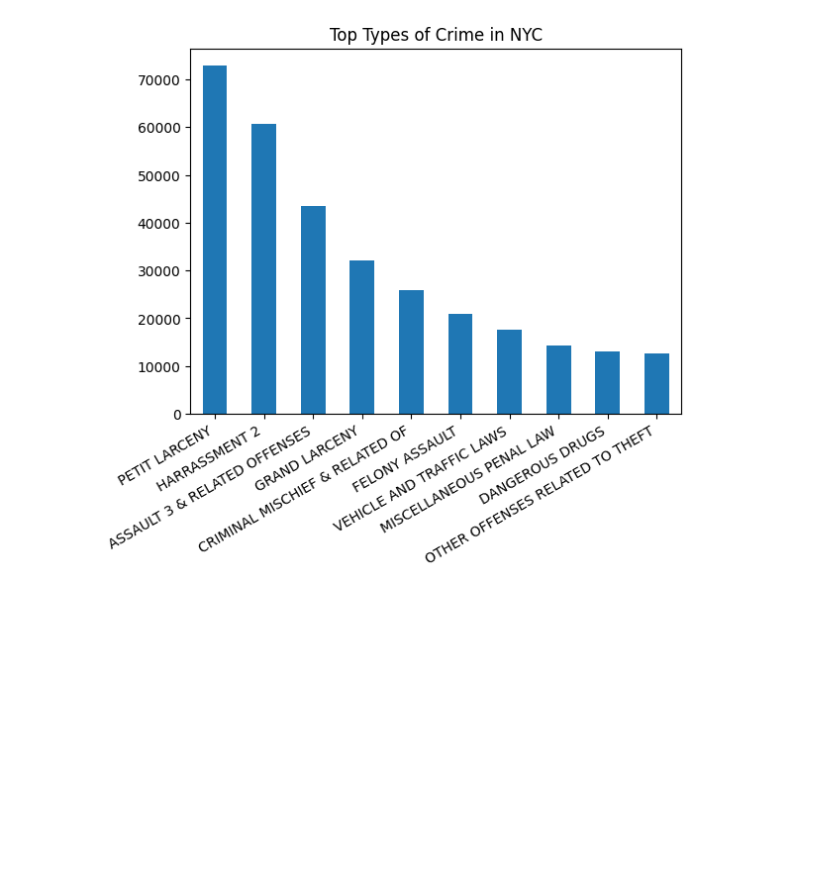
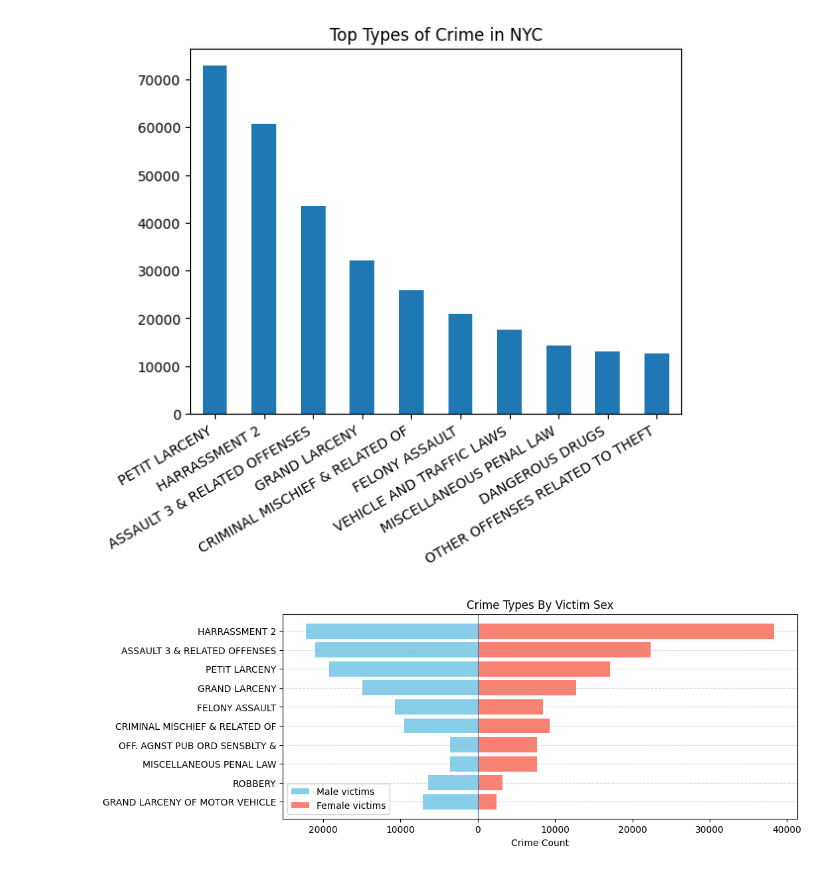
Before and after one commit to Misael-Perez/NYC-Crime-in-2025, a Jupyter notebook: static_visualizations.ipynb, the cells around one changed output. Saved outputs shown, nothing was run; the diff lists cells and outputs as text; code cells hidden in the pictures; blank space fills up the shorter version.

```diff
--- a/static_visualizations.ipynb
+++ b/static_visualizations.ipynb
@@ -203,3 +171,34 @@ plt.xlabel('')
 # %% [output]
 Text(0.5, 0, '')
 [figure]
+# %%
+def compare_male_female(category, category_upper):
+  filtered = crime_data[crime_data[category].isin(('F', 'M'))]
+  types = filtered['OFNS_DESC'].value_counts()[:10][::-1]
+  male = filtered[filtered[category] == 'M']['OFNS_DESC'].value_counts()
+  female = filtered[filtered[category] == 'F']['OFNS_DESC'].value_counts()
+
+  top_types = types.index.tolist()
+  male_counts_rev = [-male.get(t, 0) for t in top_types]
+  female_counts = [female.get(t, 0) for t in top_types]
+
+  plt.figure(figsize=(10,4))
+
+  y_pos = np.arange(len(top_types))
+  plt.barh(y_pos, male_counts_rev, color='skyblue', label='Male victims')
+  plt.axvline(0, linewidth=0.8)
+  plt.barh(y_pos, female_counts, color='salmon', label='Female victims')
+  plt.grid(axis='y', linestyle='--', alpha=0.5)
+  plt.yticks(y_pos, top_types)
+
+  plt.title(f'Crime Types By {category_upper} Sex')
+  plt.xlabel('Crime Count')
+  plt.legend()
+
+  # Make the x tick labels positive both directions from 0
+  ticks, ticklabels = plt.xticks()
+  plt.xticks(ticks[1:-1], [t.get_text().removeprefix('−') for t in ticklabels[1:-1]]);
+
+compare_male_female('VIC_SEX', 'Victim')
+# %% [output]
+[figure, added]
```
Also changed, not shown: parts of 7 cells of this notebook.
